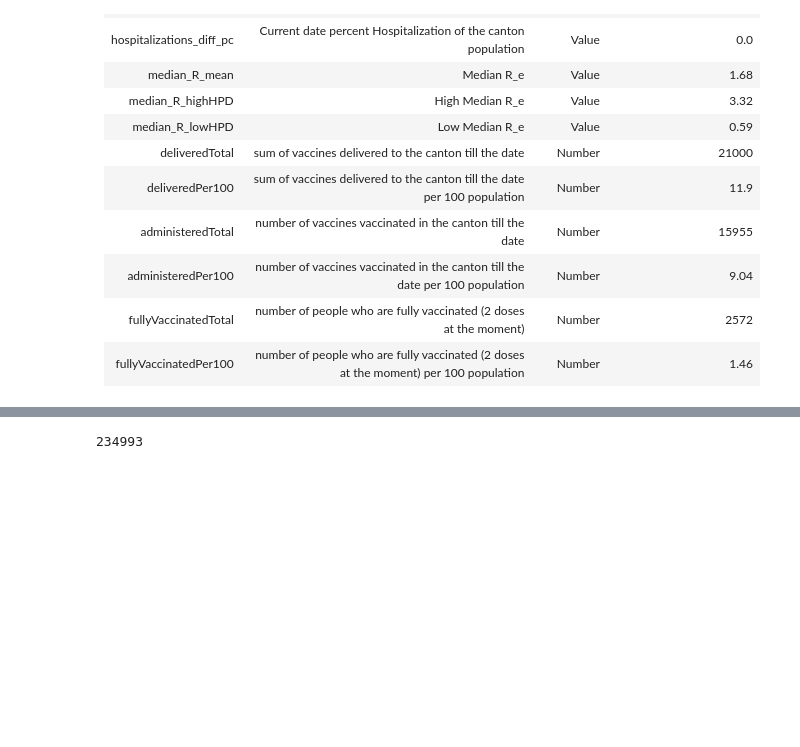
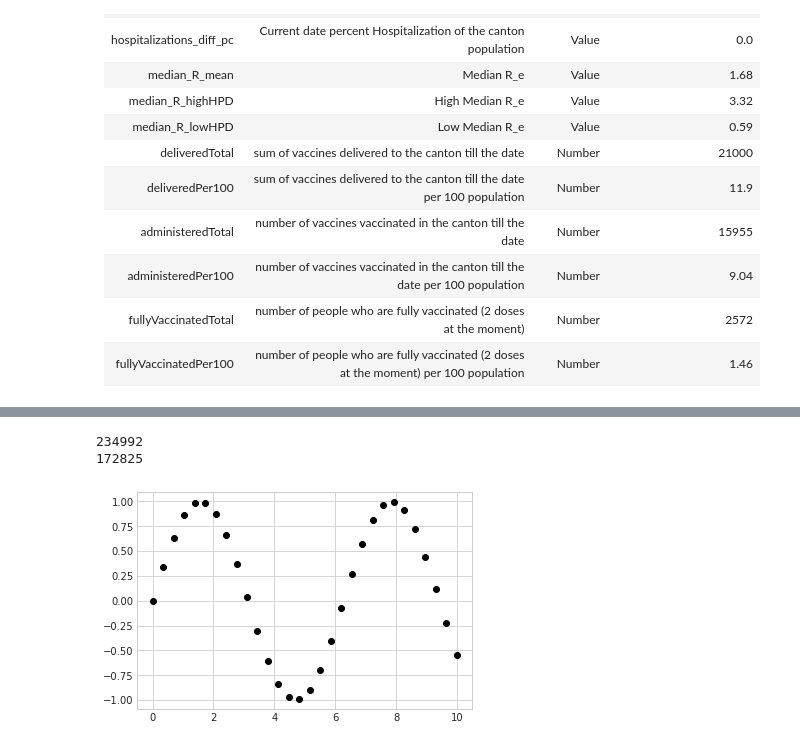
Before and after one commit to RomainClaret/msc.ct.project, a Jupyter notebook: CT-Project.ipynb, the cells around one changed output, grey strips where cells are left out. Cells and saved outputs as stored; diff of their text form; code cells hidden in the pictures; blank space fills up the shorter version.

```diff
--- a/CT-Project.ipynb
+++ b/CT-Project.ipynb
@@ -194,10 +192,12 @@ I would not recommend this approach expect in a pedagological context, such as t
 # %%
+import pandas as pd
 import datetime
 
 class Region:
     def __init__(self,name:str, date:str = "2021-02-27"):
         self.name = name
         self.date = date
+        self.df = pd.DataFrame({'date' : [date], 'canton' : [name]})
         self.__cases = 0.0
         self.__cases_diff = 0.0
         self.__cases_pc = 0.0
@@ -271,9 +271,35 @@ class Region:
             self.__fullyVaccinated_diff = name_date_vacc["fullyVaccinatedTotal"].item() - name_date_vacc_previous["fullyVaccinatedTotal"].item()
         else: self.__fullyVaccinated_diff = 0.0
 
+        self.__update_dataframe()
+
+
+    def __update_dataframe(self):
+        self.df = {'date': [self.date], 'canton': [self.name],
+                   'cases': [self.__cases], 'cases_diff': [self.__cases_diff], 'cases_pc': [self.__cases_pc], 'cases_diff_pc': [self.__cases_diff_pc],
+                   'deaths': [self.__deaths], '__deaths_diff': [self.__deaths_diff], 'deaths_pc': [self.__deaths_pc], 'deaths_diff_pc': [self.__deaths_diff_pc],
+                   'hospitalizations': [self.__hospitalizations], 'hospitalizations_diff': [self.__hospitalizations_diff], 'hospitalizations_pc': [self.__hospitalizations_pc], 'hospitalizations_diff_pc': [self.__hospitalizations_diff_pc],
+                   'median_R_mean': [self.__median_R_mean], 'median_R_highHPD': [self.__median_R_highHPD], 'median_R_lowHPD': [self.__median_R_lowHPD],
+                   'delivered_diff': [self.__delivered_diff], 'deliveredTotal': [self.__deliveredTotal], 'deliveredPer100': [self.__deliveredPer100],
+                   'administered_diff': [self.__administered_diff], 'administeredTotal': [self.__administeredTotal], 'administeredPer100': [self.__administeredPer100],
+                   'fullyVaccinated_diff': [self.__fullyVaccinated_diff], 'fullyVaccinatedTotal': [self.__fullyVaccinatedTotal], 'fullyVaccinatedPer100': [self.__fullyVaccinatedPer100]
+                  }
+
+    def set_date(self, date):
+        self.date = date
+        self.__updateInternalValues()
 
     def get_all(self):
-        return []
+        return [self.__cases, self.__cases_diff, self.__cases_pc, self.__cases_diff_pc,
+                self.__deaths, self.__deaths_diff, self.__deaths_pc, self.__deaths_diff_pc,
+                self.__hospitalizations, self.__hospitalizations_diff, self.__hospitalizations_pc, self.__hospitalizations_diff_pc,
+                self.__median_R_mean, self.__median_R_highHPD, self.__median_R_lowHPD,
+                self.__deliveredTotal, self.__deliveredPer100, self.__delivered_diff,
+                self.__administeredTotal, self.__administeredPer100, self.__administered_diff,
+                self.__fullyVaccinatedTotal, self.__fullyVaccinatedPer100, self.__fullyVaccinated_diff]
+
+    def get_df(self):
+        return self.df
 
     def get_name(self):
         return self.name
@@ -350,10 +376,34 @@ class Region:
     def get_fullyVaccinatedPer100(self):
         return self.__fullyVaccinatedPer100
 
+    #TODO
+    def print_data():
+        pass
+
+    #TODO
+    def show_data():
+        pass
+
+
 region_ch = Region("CH", "2021-02-27")
-region_ch.get_fullyVaccinatedTotal()
+print(region_ch.get_fullyVaccinatedTotal())
+region_ch.set_date("2021-02-21")
+print(region_ch.get_fullyVaccinatedTotal())
 # %% [output]
-234993
+234992
+172825
+# %%
+%matplotlib inline
+import matplotlib.pyplot as plt
+plt.style.use('seaborn-whitegrid')
+import numpy as np
+# %%
+x = np.linspace(0, 10, 30)
+y = np.sin(x)
+
+plt.plot(x, y, 'o', color='black');
+# %% [output]
+[figure, added]
 # %%
 #df_cases["AG"][]
 #df_cases.loc[df_cases["Date"] == "2021-02-27", "AG"]
```
Also changed, not shown: parts of 2 cells of this notebook.
